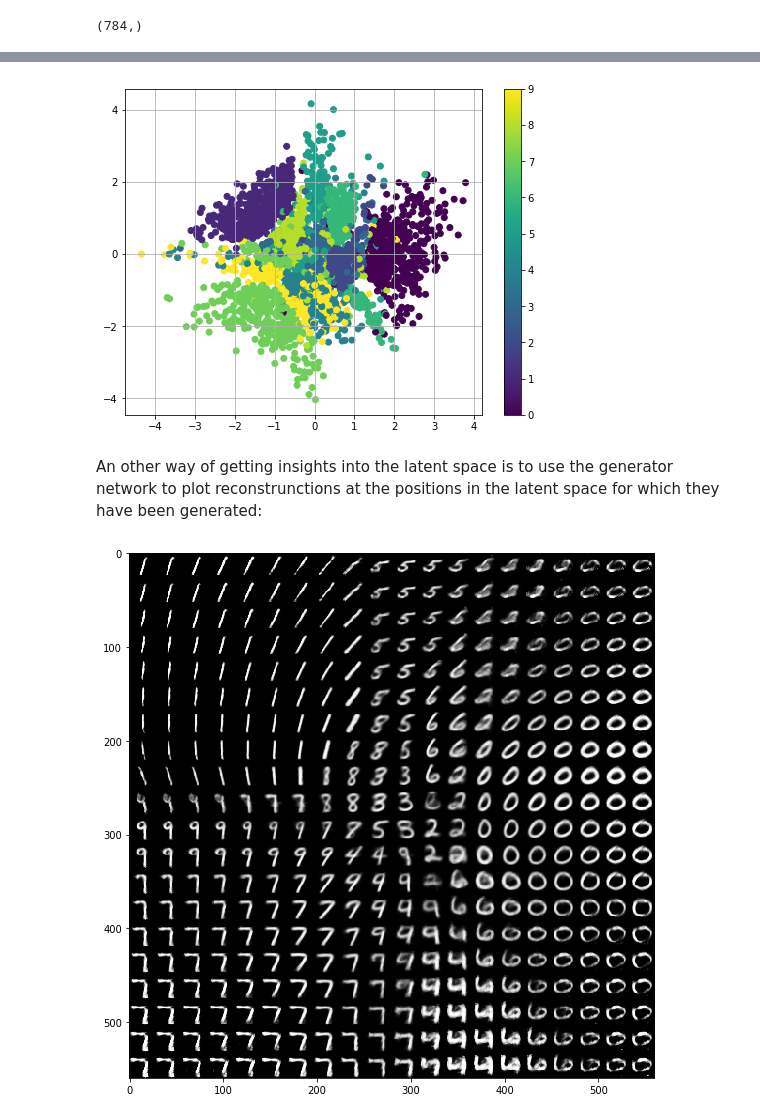
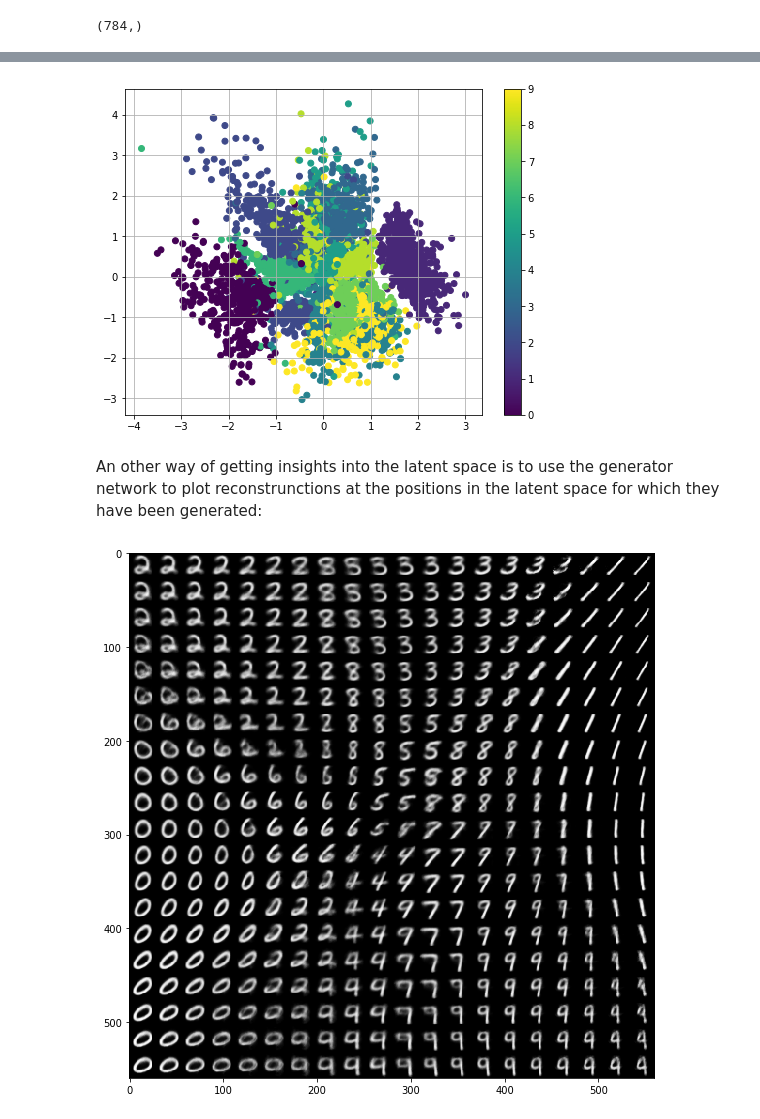
Before and after one commit to jeffersonquispe/autoencoder, a Jupyter notebook: vae.ipynb, the cells around one changed output, grey strips where cells are left out. Saved outputs shown, nothing was run; the diff lists cells and outputs as text; code cells hidden in the pictures.

```diff
--- a/vae.ipynb
+++ b/vae.ipynb
@@ -288,14 +289,14 @@ x_sample[0].shape
 (784,)
 # %%
 network_architecture = \
-    dict(n_hidden_recog_1=500, # 1st layer encoder neurons
-         n_hidden_recog_2=500, # 2nd layer encoder neurons
-         n_hidden_recog_3=100, # 3th layer encoder neurons
-         n_hidden_gener_1=100, # 1st layer decoder neurons
-         n_hidden_gener_2=500, # 2nd layer decoder neurons
-         n_hidden_gener_3=500, # 3th layer decoder neurons
+    dict(n_hidden_recog_1=100, # 1st layer encoder neurons
+         n_hidden_recog_2=50, # 2nd layer encoder neurons
+         n_hidden_recog_3=20, # 3th layer encoder neurons
+         n_hidden_gener_1=20, # 1st layer decoder neurons
+         n_hidden_gener_2=50, # 2nd layer decoder neurons
+         n_hidden_gener_3=100, # 3th layer decoder neurons
          n_input=784,          # MNIST data input (img shape: 28*28)
          n_z=2)                # dimensionality of latent space
 
-vae_2d = train(network_architecture, learning_rate = 0.00075, training_epochs=85)
+vae_2d = train(network_architecture, learning_rate = 0.001, training_epochs=85)
 # %% [output]
@@ -324,27 +325,27 @@ plt.scatter(z_mu[:, 0], z_mu[:, 1], c=np.argmax(y_sample, 1))
 plt.colorbar()
 plt.grid()
 # %% [output]
-[figure, old version]
+[figure, new version]
 # %% [markdown]
 An other way of getting insights into the latent space is to use the generator network to plot reconstrunctions at the positions in the latent space for which they have been generated:
 # %%
 nx = ny = 20
-x_values = np.linspace(-4, 4, nx)
-y_values = np.linspace(-4, 4, ny)
+x_values = np.linspace(-2, 2, nx)
+y_values = np.linspace(-2, 2, ny)
 
 canvas = np.empty((28*ny, 28*nx))
 for i, yi in enumerate(x_values):
     for j, xi in enumerate(y_values):
         z_mu = np.array([[xi, yi]]*vae.batch_size)
         x_mean = vae_2d.generate(z_mu)
         canvas[(nx-i-1)*28:(nx-i)*28, j*28:(j+1)*28] = x_mean[0].reshape(28, 28)
 
 plt.figure(figsize=(8, 10))
 Xi, Yi = np.meshgrid(x_values, y_values)
 plt.imshow(canvas, origin="upper", cmap="gray")
 plt.tight_layout()
 # %% [output]
-[figure, old version]
+[figure, new version]
 # %%
 CLASSES  = 10
 nx       = 10
```
Also changed, not shown: parts of 25 cells of this notebook, 1 other file.
